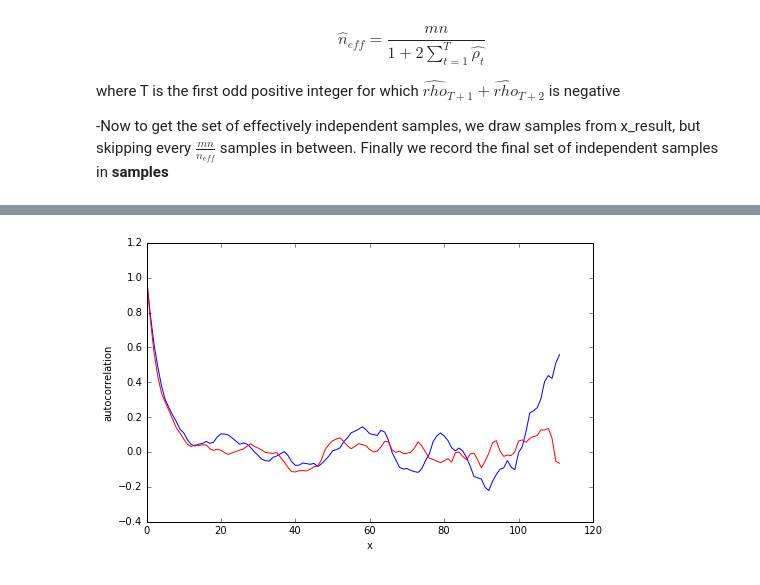
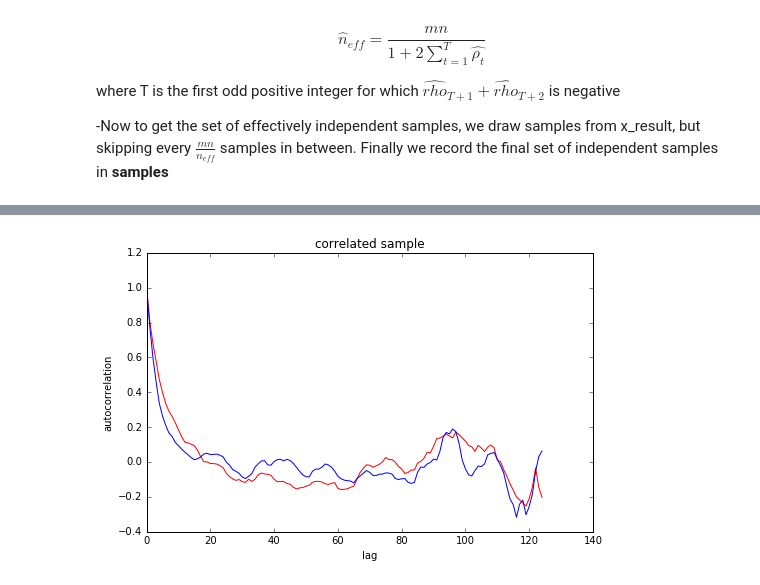
Before and after one commit to kcoshic/MCMC-autostopping-algorithm-returning-independent-samples, a Jupyter notebook: independent samples (includes comparison test).ipynb, the cells around one changed output, grey strips where cells are left out. Drawn from its saved outputs; the diff is of its cells as text; code cells hidden in the pictures.

```diff
--- a/independent samples (includes comparison test).ipynb
+++ b/independent samples (includes comparison test).ipynb
@@ -35,7 +35,7 @@ x0=np.matrix([2.5,2.5])
 #x1=np.matrix([-2.5,2.5])
 
 # cov is the covariance matrix of the bivariate distribution we need to sample
-cov=np.matrix([[1.,3./5],[3./5,2.]])
+cov=np.matrix([[1.,8.9/5],[8.9/5,10.]])
 #cov=np.matrix([[1.,0.],[0.,1.]])
 det=np.linalg.det(cov)
 inv=np.linalg.inv(cov)
@@ -383,7 +386,7 @@ plt.show()
 # %%
 samples_final_1 = np.zeros((samples_final.shape[0],run[5].shape[1],run[5].shape[2]))
 
-samples_final_1[:,:,:] = run[5][150:samples_final.shape[0]+150,:,:]
+samples_final_1[:,:,:] = run[5][30:samples_final.shape[0]+30,:,:]
 
 samples_final_mean1 = np.zeros(dimension)
 samples_final_mean1_variance = np.zeros(dimension)
@@ -422,34 +425,39 @@ def rho_1(t):                                      # same as defined inside run_
 
 rho_array_1 = np.zeros(int(n_1))
 t_array = np.arange(int(n_1))
 
 for t in range(int(n)):
     rho_array_1[t]= rho_1(int(t))                   # array containing rho values for the x coordinate
 
 
 
 def V_1_y(t):                                        # same as defined inside run_mcmc
     sample_y_i_comma_j_1 = sample_y_1[t+1-1:,:]
     sample_y_i_minus_t_comma_j_1 = sample_y_1[0:int(n_1)-t,:]
     t=float(t)
     return (1/(m*(n_1-t)))*np.sum(np.sum((sample_y_i_comma_j_1 - sample_y_i_minus_t_comma_j_1)**2.0,axis=0))
 
 def rho_1_y(t):                                      # same as defined inside run_mcmc
     return 1-(V_1_y(t)/(2.0*samples_final_mean1_variance[1]))
 
 rho_array_1_y = np.zeros(int(n_1))
 t_array = np.arange(int(n_1))
 
 for t in range(int(n)):
     rho_array_1_y[t]= rho_1_y(int(t))                   # array containing rho values for the x coordinate
 
 
 
 plt.figure(2,figsize=(8,5))
-plt.plot(t_array,rho_array_1,'-',color='b')                    # autocorrelation plot for x coordinate
-plt.plot(t_array,rho_array_1_y,'-',color='r')                  # autocorrelation plot for y coordinate
-plt.xlabel('x')
+plt.plot(t_array,rho_array_1,'-',color='r')                    # autocorrelation plot for x coordinate
+plt.plot(t_array,rho_array_1_y,'-',color='b')                  # autocorrelation plot for y coordinate
+#plt.xlabel('x')
+#plt.ylabel('autocorrelation')
+#plt.plot(t_array,rho_array,'-',color='b')                    # autocorrelation plot for x coordinate
+# plt.plot(t_array,rho_array_y,'-',color='black')                  # autocorrelation plot for y coordinate
+plt.xlabel('lag')
 plt.ylabel('autocorrelation')
+plt.title('correlated sample')
 plt.show()
 # %% [output]
-[figure, old version]
+[figure, new version]
```
Also changed, not shown: parts of 24 cells of this notebook, 1 other file.
